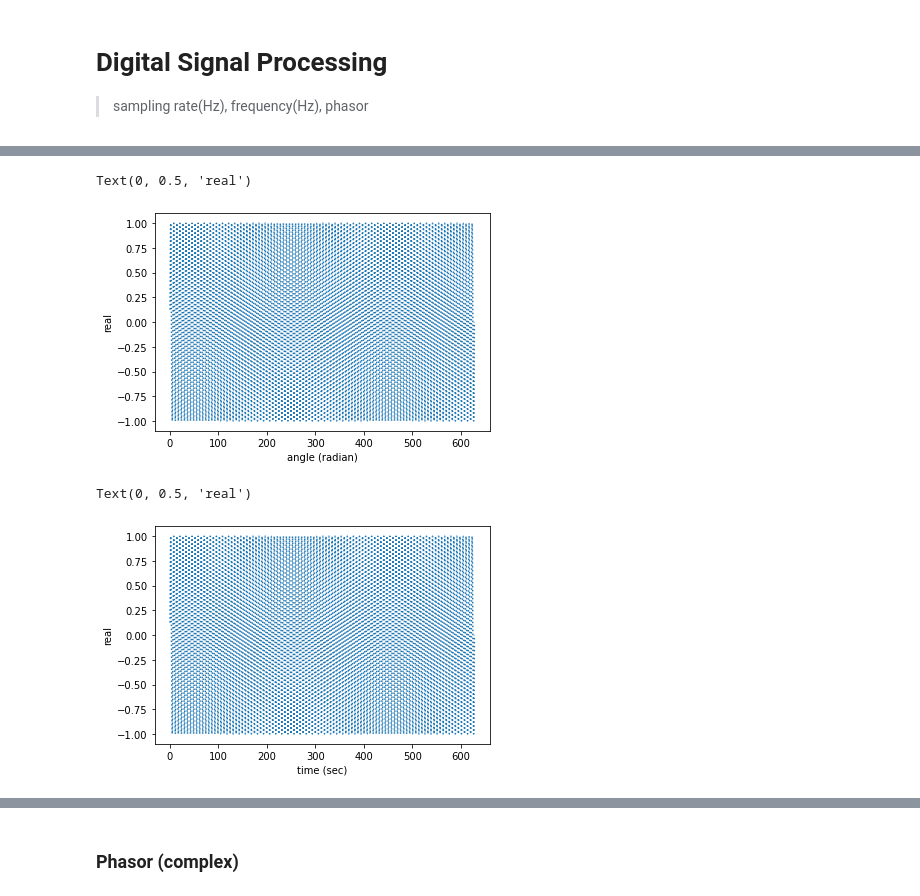
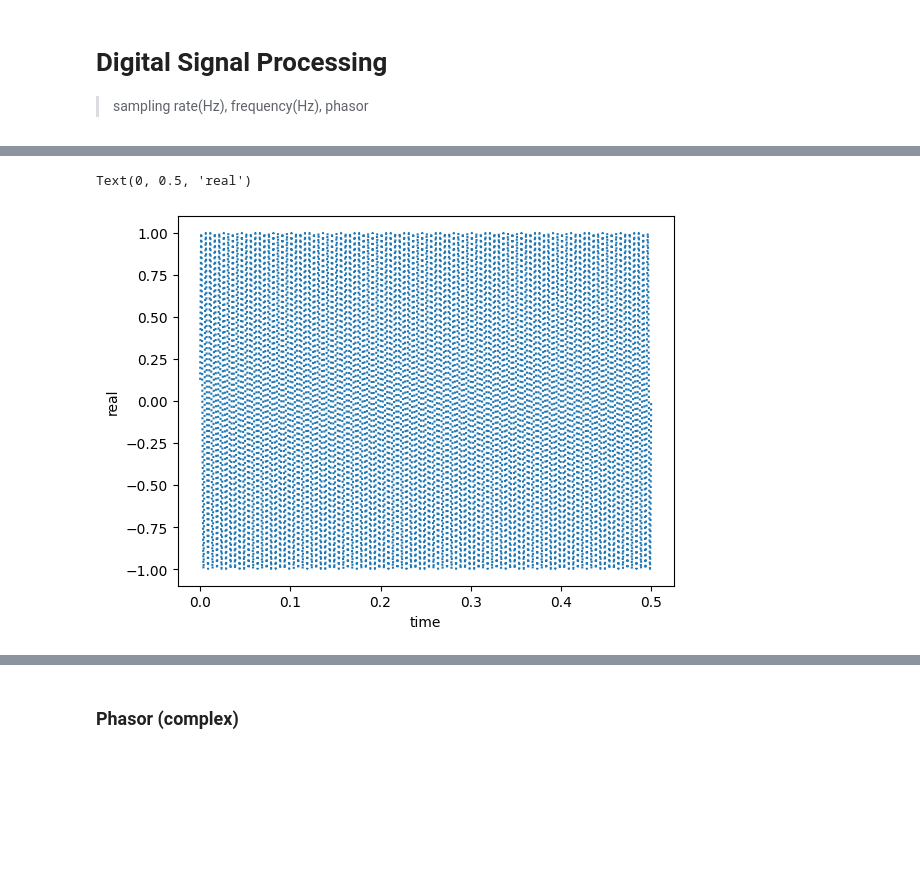
Before and after one commit to haniicho/class2022Fall, a Jupyter notebook: sound_processing.ipynb, the cells around one changed output, grey strips where cells are left out. Cells and saved outputs as stored; diff of their text form; code cells hidden in the pictures; blank space fills up the shorter version.

```diff
--- a/sound_processing.ipynb
+++ b/sound_processing.ipynb
@@ -51,17 +67,9 @@ s = amp * np.sin(theta) #5000개 output
 # %%
 # plot the entire signal
-plt.plot(theta, s, ':')
-plt.xlabel('angle (radian)')
+plt.plot(t, s, ':')
+plt.xlabel('time')
 plt.ylabel('real')
 # %% [output]
 Text(0, 0.5, 'real')
-[figure, old version]
+[figure, new version]
-# %%
-# plot the entire signal
-plt.plot(theta, s, ':')
-plt.xlabel('time (sec)')
-plt.ylabel('real')
-# %% [output]
-Text(0, 0.5, 'real')
-[figure, removed]
 # %%
```
Also changed, not shown: parts of 15 cells of this notebook.
